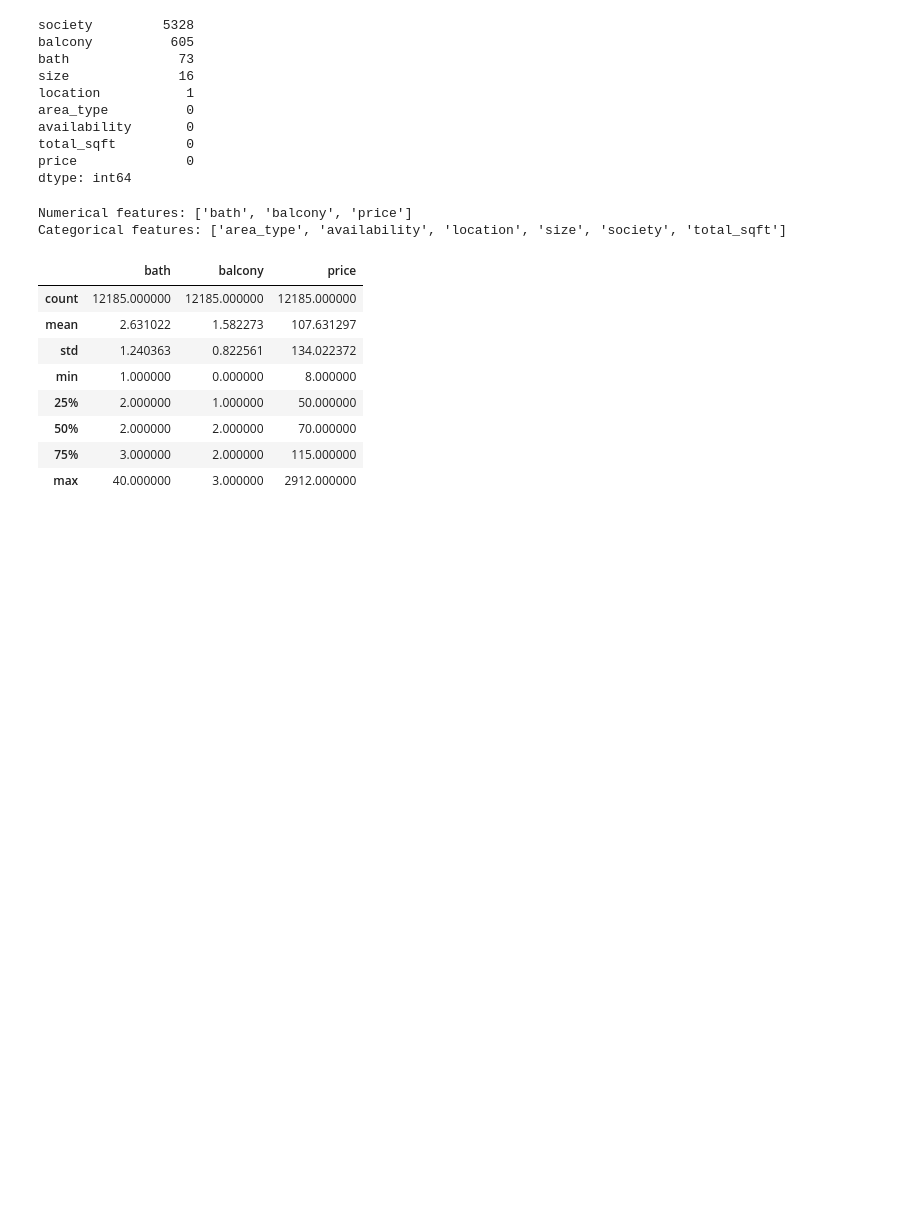
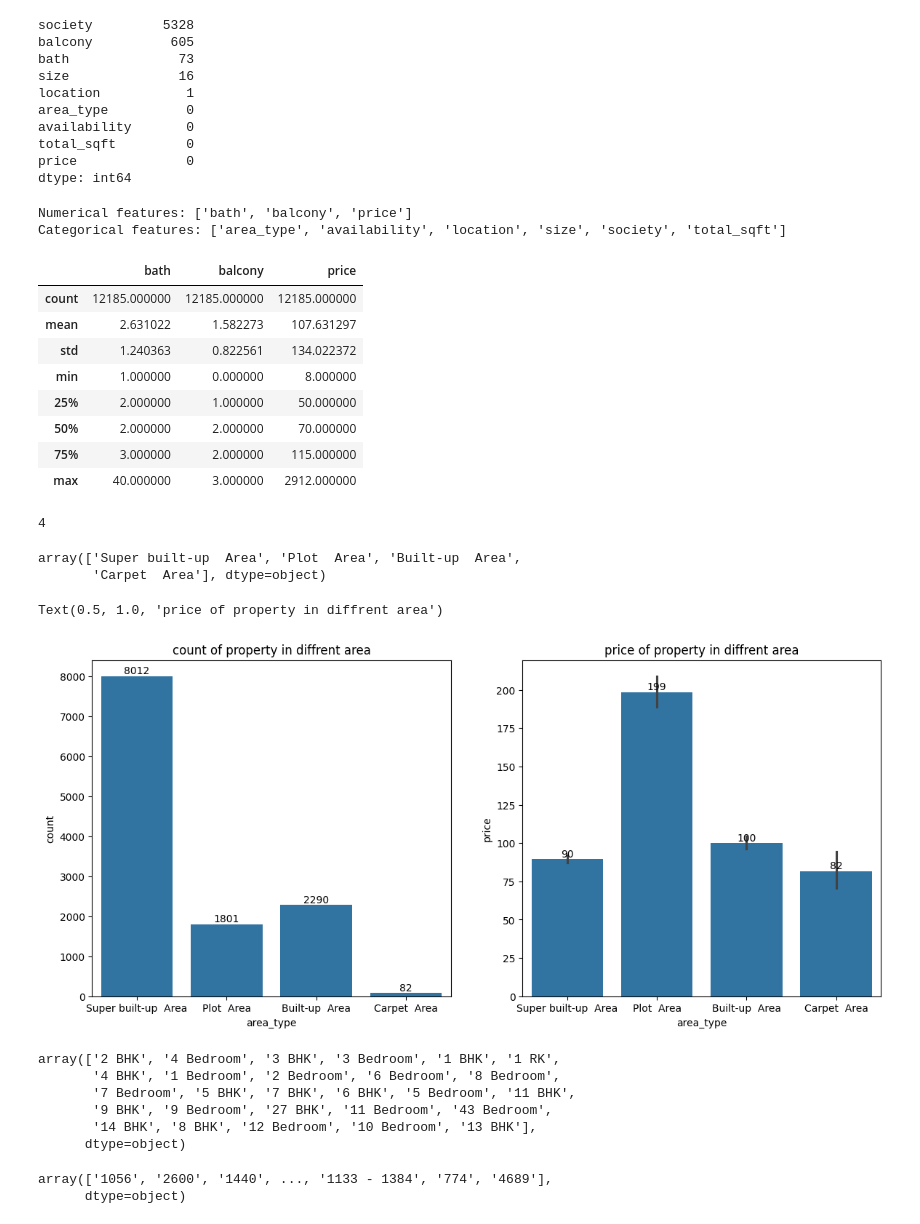
Before and after one commit to MUHAMMED13690/regression_model_prediction, a Jupyter notebook: notebook/data/house_data.ipynb, the cells around one changed output. Drawn from its saved outputs; the diff is of its cells as text; code cells hidden in the pictures; blank space fills up the shorter version.

```diff
--- a/notebook/data/house_data.ipynb
+++ b/notebook/data/house_data.ipynb
@@ -141,0 +141,35 @@ df.describe()
+# %%
+#how much unique values in the data set
+df['area_type'].nunique()
+# %% [output]
+4
+# %%
+#what are the unique values in the data set
+df['area_type'].unique()
+# %% [output]
+array(['Super built-up  Area', 'Plot  Area', 'Built-up  Area',
+       'Carpet  Area'], dtype=object)
+# %%
+#most values in the data set
+fig, axes = plt.subplots(1, 2, figsize=(14, 6))
+area=sns.countplot(x='area_type',data=df,ax=axes[0])
+for i in area.containers:
+    area.bar_label(i)
+axes[0].set_title('count of property in diffrent area')
+price=sns.barplot(x='area_type',data=df,ax=axes[1],y='price')
+for i in price.containers:
+    price.bar_label(i,fmt='%.0f')
+axes[1].set_title('price of property in diffrent area')
+# %% [output]
+Text(0.5, 1.0, 'price of property in diffrent area')
+[figure, added]
+# %%
+#unique values in size
+df['size'].unique()
+# %% [output]
+array(['2 BHK', '4 Bedroom', '3 BHK', '3 Bedroom', '1 BHK', '1 RK',
+       '4 BHK', '1 Bedroom', '2 Bedroom', '6 Bedroom', '8 Bedroom',
+       '7 Bedroom', '5 BHK', '7 BHK', '6 BHK', '5 Bedroom', '11 BHK',
+       '9 BHK', '9 Bedroom', '27 BHK', '11 Bedroom', '43 Bedroom',
+       '14 BHK', '8 BHK', '12 Bedroom', '10 Bedroom', '13 BHK'],
+      dtype=object)
@@ -141,0 +179,5 @@ df.describe()
+# %%
+df['total_sqft'].unique()
+# %% [output]
+array(['1056', '2600', '1440', ..., '1133 - 1384', '774', '4689'],
+      dtype=object)
```
Also changed, not shown: parts of 6 cells of this notebook.
